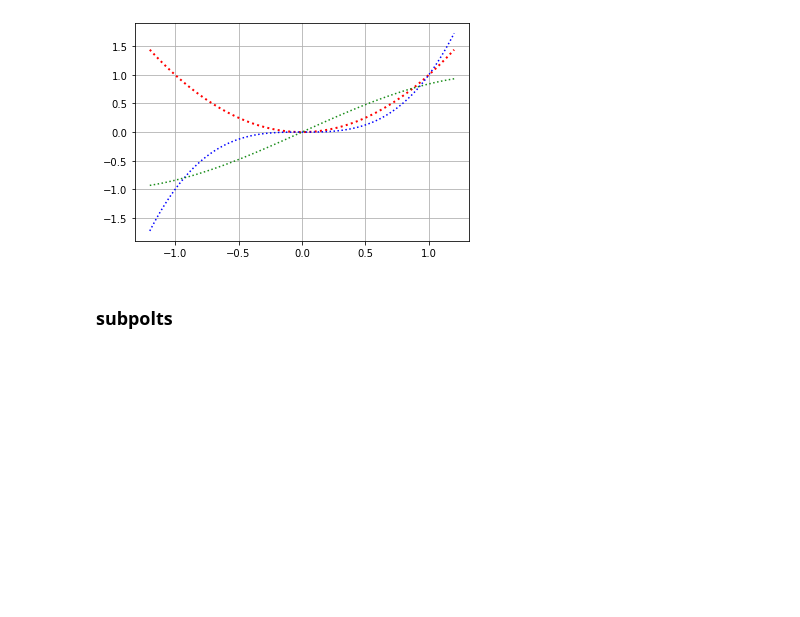
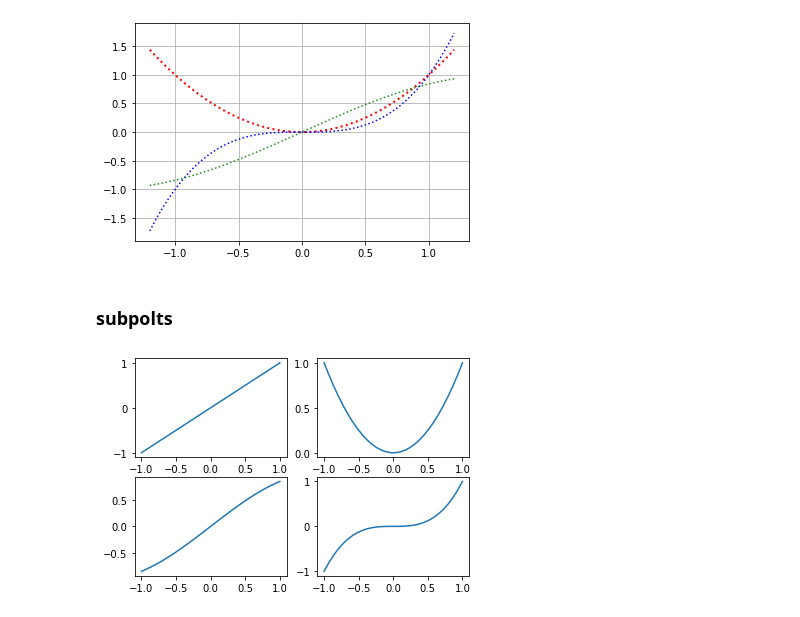
Before and after one commit to gitony0101/selfstudy, a Jupyter notebook: tools-evan-matplotlib.ipynb, the cells around one changed output. Cells and saved outputs as stored; diff of their text form; code cells hidden in the pictures; blank space fills up the shorter version.

```diff
--- a/tools-evan-matplotlib.ipynb
+++ b/tools-evan-matplotlib.ipynb
@@ -96,3 +96,21 @@ plt.show()
 [figure]
 # %% [markdown]
 ### subpolts
+# %%
+x = np.linspace(-1,1,30)
+
+plt.subplot(2,2,1) # top left
+plt.plot(x,x)
+
+plt.subplot(2,2,2) # top right
+plt.plot(x,x**2)
+
+plt.subplot(223) # bottom left 妈蛋简写也行！！！！223！！！！
+plt.plot(x,np.sin(x))
+
+plt.subplot(2,2,4) # bottom right
+plt.plot(x,x**3)
+
+plt.show()
+# %% [output]
+[figure, added]
```
Also changed, not shown: parts of 6 cells of this notebook.
